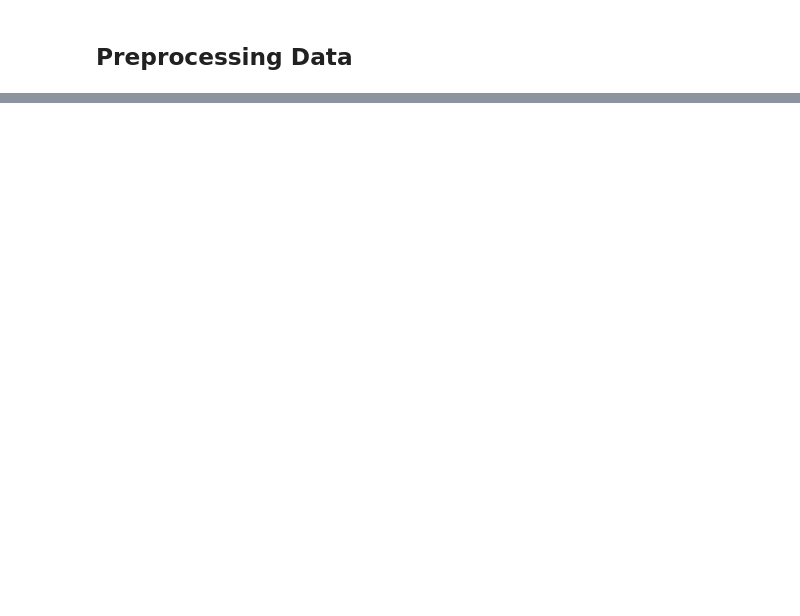
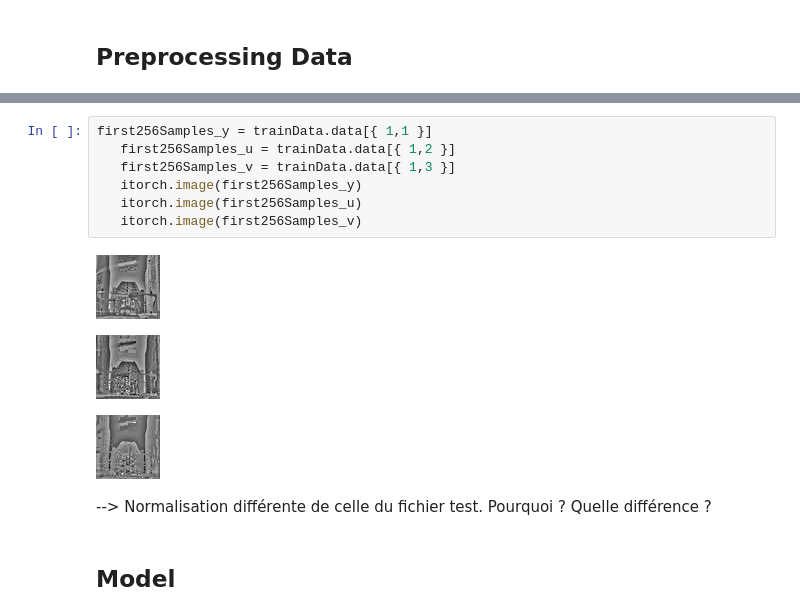
Before and after one commit to alexattia/Deep-Learning, a Jupyter notebook: loadData.ipynb, the cells around one changed output, grey strips where cells are left out. Drawn from its saved outputs; the diff is of its cells as text; blank space fills up the shorter version.

```diff
--- a/loadData.ipynb
+++ b/loadData.ipynb
@@ -108,0 +216,15 @@ Est ce que ce code là on le sort pas de la grosse boucle ?
+# %%
+first256Samples_y = trainData.data[{ 1,1 }]
+   first256Samples_u = trainData.data[{ 1,2 }]
+   first256Samples_v = trainData.data[{ 1,3 }]
+   itorch.image(first256Samples_y)
+   itorch.image(first256Samples_u)
+   itorch.image(first256Samples_v)
+# %% [output]
+[figure, added]
+[figure, added]
+[figure, added]
+# %% [markdown]
+--> Normalisation différente de celle du fichier test. Pourquoi ? Quelle différence ?
+# %% [markdown]
+## Model
```
Also changed, not shown: parts of 25 cells of this notebook.
